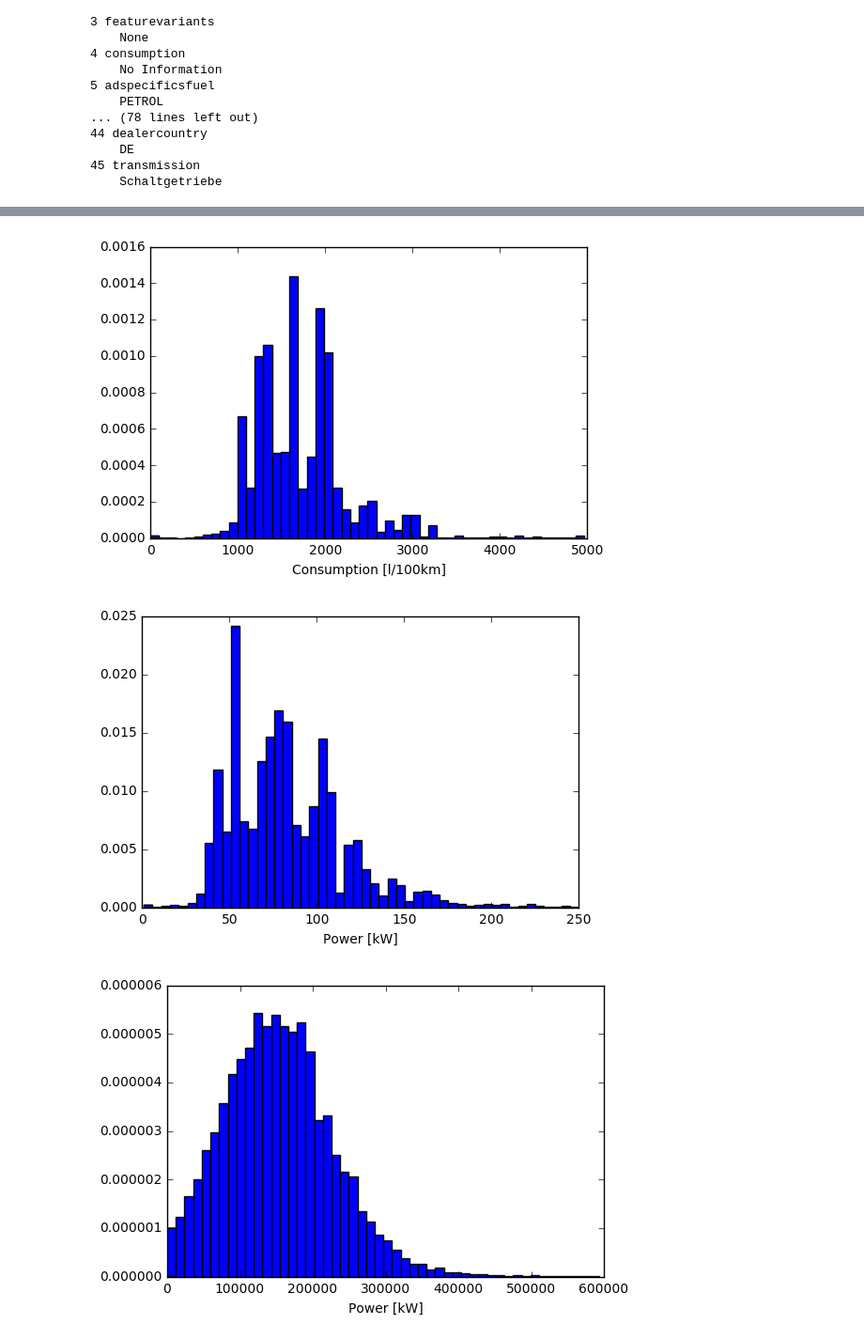
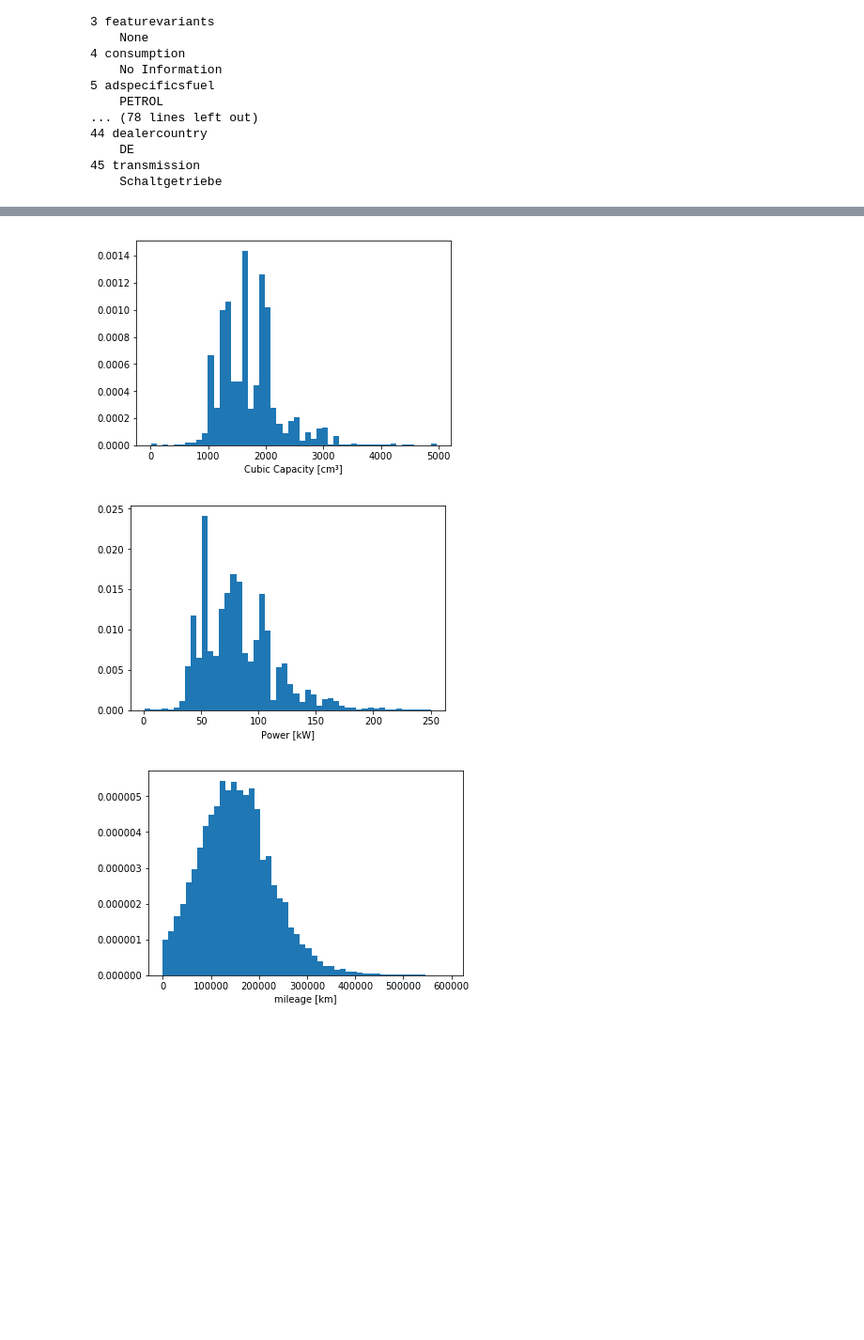
Before and after one commit to FZun/UsedCarStats, a Jupyter notebook: usedCar_Analysis.ipynb, the cells around one changed output, grey strips where cells are left out. Shown at 94% size. Cells and saved outputs as stored; diff of their text form; code cells hidden in the pictures; blank space fills up the shorter version.

```diff
--- a/usedCar_Analysis.ipynb
+++ b/usedCar_Analysis.ipynb
@@ -88,6 +87,7 @@ sqlCommand = """SELECT adid,
                 adspecificsmodel,
                 adspecificsmakeid,
                 adspecificsmodelid,
+                adfirstregyear,
                 category,
                 manufacturercolorname,
 
@@ -269,0 +219,11 @@ Counter({1: 47356,
+# %%
+price = []
+
+for arr in orderedArr:
+    if arr[2]:
+        price.append(arr[1])
+price.sort()
+
+plt.hist(price, bins=50, normed=True)
+plt.xlabel('Ad Price [€]')
+plt.show()
@@ -305,10 +269,10 @@ cubiccapacity.sort()
 cubiccapacity = cubiccapacity[:-100] # remove extreme outliers
 
 plt.hist(cubiccapacity, bins=50, normed=True)
-plt.xlabel('Consumption [l/100km]')
+plt.xlabel('Cubic Capacity [cm³]')
 plt.show()
 # %% [output]
-[figure, old version]
+[figure, new version]
 # %%
 power = []
 
@@ -322,18 +286,18 @@ plt.hist(power, bins=50, normed=True)
 plt.xlabel('Power [kW]')
 plt.show()
 # %% [output]
-[figure, old version]
+[figure, new version]
 # %%
 mileage = []
 
 for arr in orderedArr:
     if arr[7]:
         mileage.append(arr[7]) # remove NoneTypes
 mileage.sort()
 mileage = mileage[:-100] # remove extreme outliers
 
 plt.hist(mileage, bins=50, normed=True)
-plt.xlabel('Power [kW]')
+plt.xlabel('mileage [km]')
 plt.show()
 # %% [output]
-[figure, old version]
+[figure, new version]
```
Also changed, not shown: parts of 54 cells of this notebook, 3 other files.
